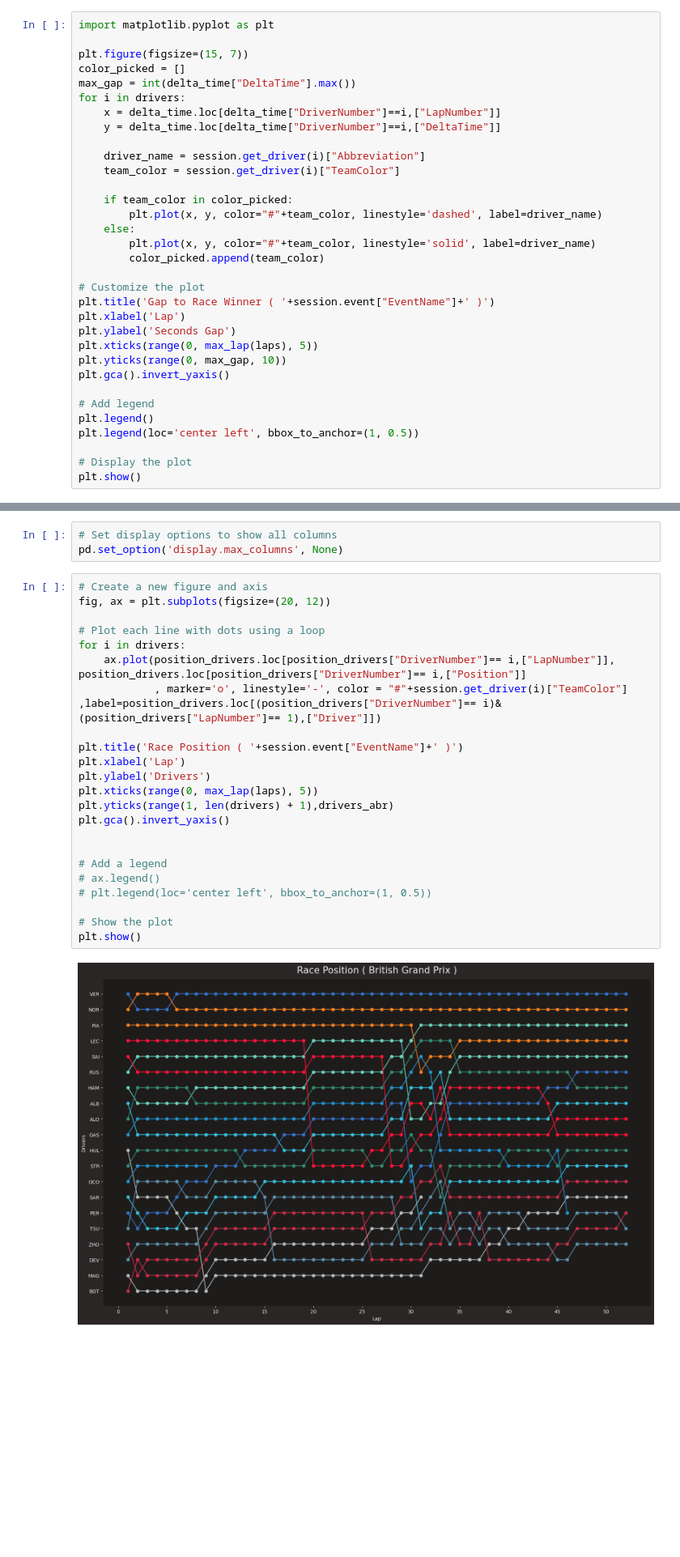
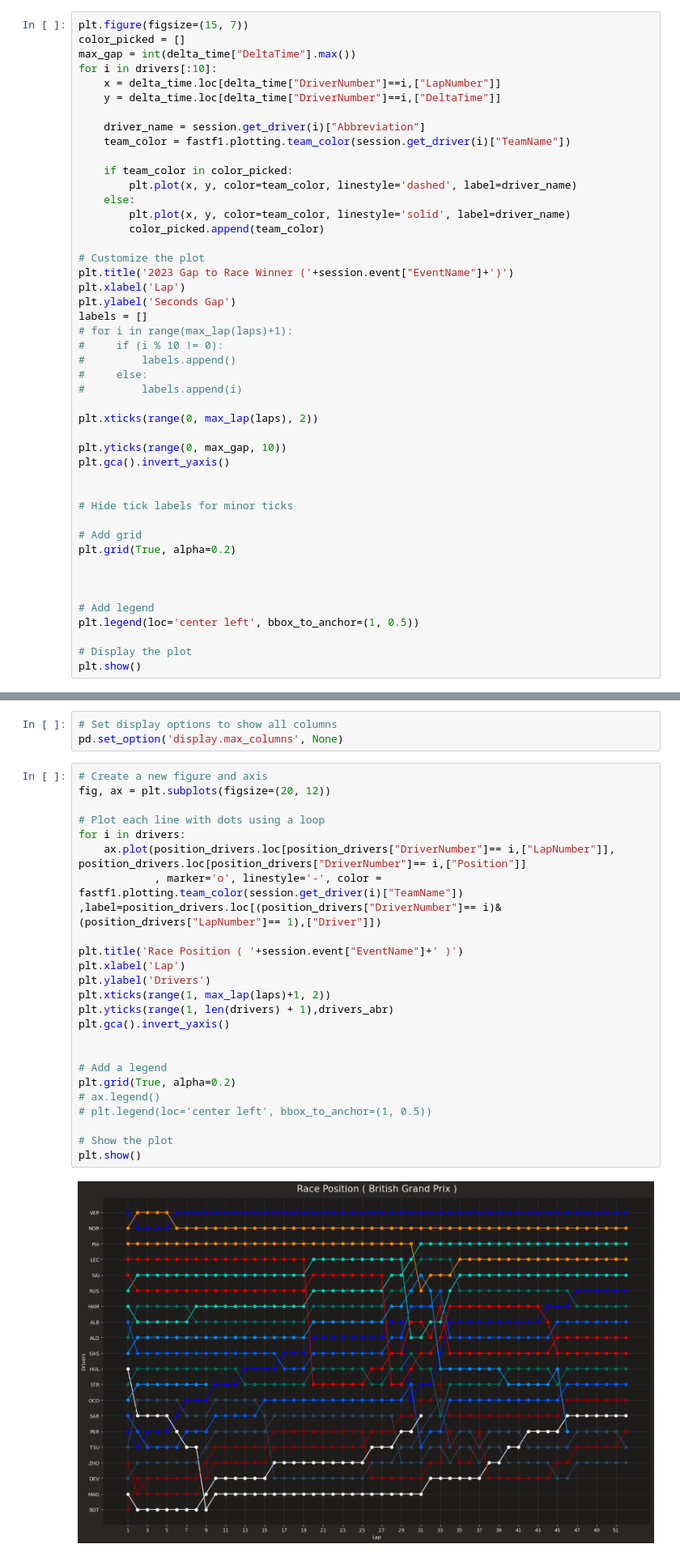
Before and after one commit to RACIM01/F1_Data_Analysing_RCM, a Jupyter notebook: Race.ipynb, the cells around one changed output, grey strips where cells are left out. Shown at 81% size. Saved outputs shown, nothing was run; the diff lists cells and outputs as text; blank space fills up the shorter version.

```diff
--- a/Race.ipynb
+++ b/Race.ipynb
@@ -75,32 +80,45 @@ for i in drivers:
 # %%
-import matplotlib.pyplot as plt
-
 plt.figure(figsize=(15, 7))
 color_picked = []
 max_gap = int(delta_time["DeltaTime"].max())
-for i in drivers:
+for i in drivers[:10]:
     x = delta_time.loc[delta_time["DriverNumber"]==i,["LapNumber"]]
     y = delta_time.loc[delta_time["DriverNumber"]==i,["DeltaTime"]]
 
     driver_name = session.get_driver(i)["Abbreviation"]
-    team_color = session.get_driver(i)["TeamColor"]
+    team_color = fastf1.plotting.team_color(session.get_driver(i)["TeamName"])
 
     if team_color in color_picked:
-        plt.plot(x, y, color="#"+team_color, linestyle='dashed', label=driver_name)
+        plt.plot(x, y, color=team_color, linestyle='dashed', label=driver_name)
     else:
-        plt.plot(x, y, color="#"+team_color, linestyle='solid', label=driver_name)
+        plt.plot(x, y, color=team_color, linestyle='solid', label=driver_name)
         color_picked.append(team_color)
 
 # Customize the plot
-plt.title('Gap to Race Winner ( '+session.event["EventName"]+' )')
+plt.title('2023 Gap to Race Winner ('+session.event["EventName"]+')')
 plt.xlabel('Lap')
 plt.ylabel('Seconds Gap')
-plt.xticks(range(0, max_lap(laps), 5))
+labels = []
+# for i in range(max_lap(laps)+1):
+#     if (i % 10 != 0):
+#         labels.append()
+#     else:
+#         labels.append(i)
+
+plt.xticks(range(0, max_lap(laps), 2))
+
 plt.yticks(range(0, max_gap, 10))
 plt.gca().invert_yaxis()
 
+
+# Hide tick labels for minor ticks
+
+# Add grid
+plt.grid(True, alpha=0.2)
+
+
+
 # Add legend
-plt.legend()
 plt.legend(loc='center left', bbox_to_anchor=(1, 0.5))
 
 # Display the plot
@@ -206,25 +224,26 @@ pd.set_option('display.max_columns', None)
 # %%
 # Create a new figure and axis
 fig, ax = plt.subplots(figsize=(20, 12))
 
 # Plot each line with dots using a loop
 for i in drivers:
     ax.plot(position_drivers.loc[position_drivers["DriverNumber"]== i,["LapNumber"]], position_drivers.loc[position_drivers["DriverNumber"]== i,["Position"]]
-            , marker='o', linestyle='-', color = "#"+session.get_driver(i)["TeamColor"] ,label=position_drivers.loc[(position_drivers["DriverNumber"]== i)&(position_drivers["LapNumber"]== 1),["Driver"]])
+            , marker='o', linestyle='-', color = fastf1.plotting.team_color(session.get_driver(i)["TeamName"]) ,label=position_drivers.loc[(position_drivers["DriverNumber"]== i)&(position_drivers["LapNumber"]== 1),["Driver"]])
 
 plt.title('Race Position ( '+session.event["EventName"]+' )')
 plt.xlabel('Lap')
 plt.ylabel('Drivers')
-plt.xticks(range(0, max_lap(laps), 5))
+plt.xticks(range(1, max_lap(laps)+1, 2))
 plt.yticks(range(1, len(drivers) + 1),drivers_abr)
 plt.gca().invert_yaxis()
 
 
 # Add a legend
+plt.grid(True, alpha=0.2)
 # ax.legend()
 # plt.legend(loc='center left', bbox_to_anchor=(1, 0.5))
 
 # Show the plot
 plt.show()
 # %% [output]
-[figure, old version]
+[figure, new version]
```
Also changed, not shown: parts of 9 cells of this notebook, 1 other file.
